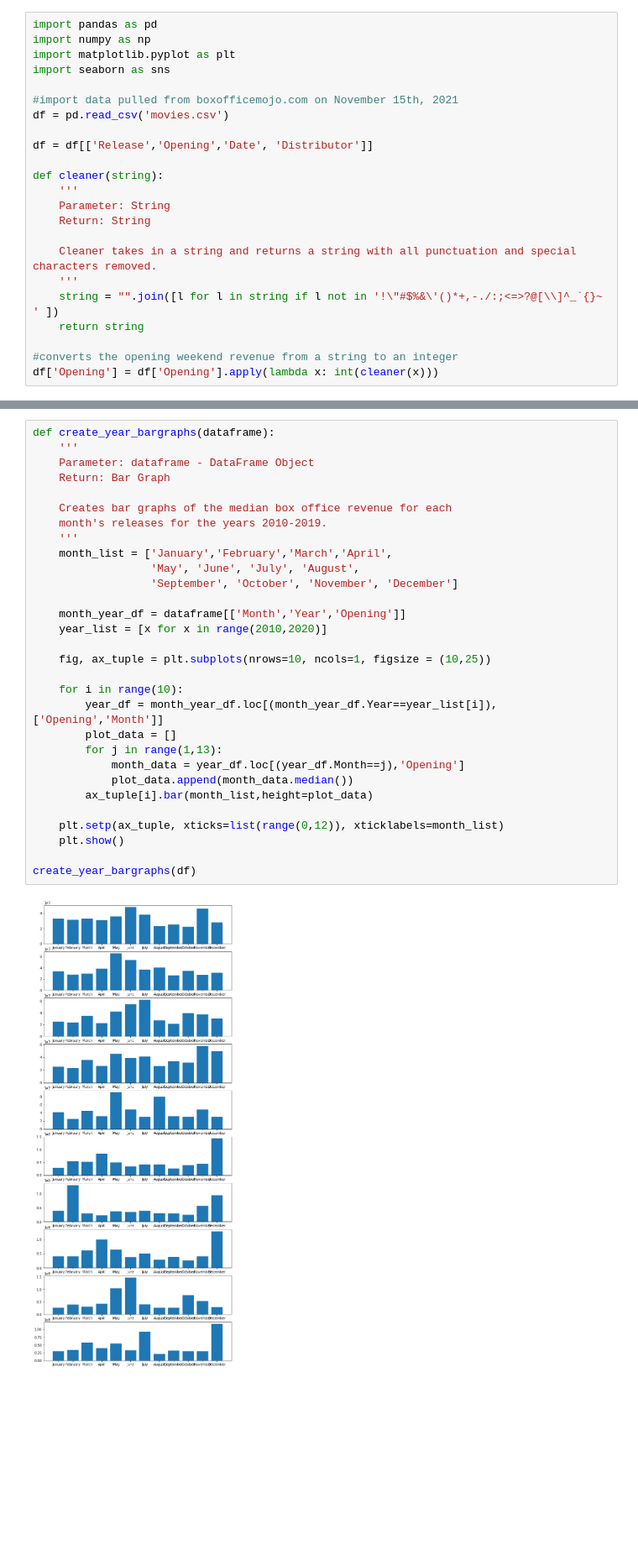
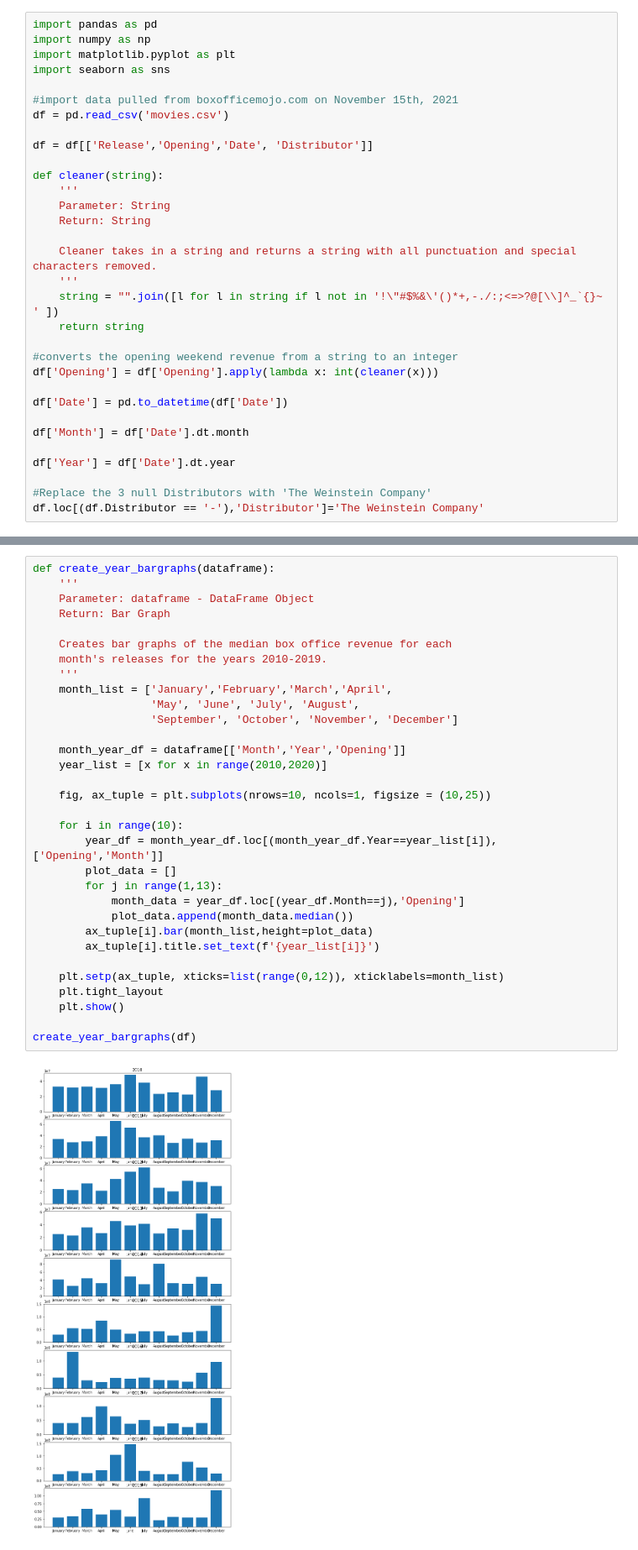
Before and after one commit to noodleybroodley/Opening-Weekend-Box-Office-Revenue, a Jupyter notebook: data/test.ipynb, the cells around one changed output, grey strips where cells are left out. Shown at 84% size. Drawn from its saved outputs; the diff is of its cells as text; blank space fills up the shorter version.

```diff
--- a/data/test.ipynb
+++ b/data/test.ipynb
@@ -21,6 +21,15 @@ def cleaner(string):
 
 #converts the opening weekend revenue from a string to an integer
 df['Opening'] = df['Opening'].apply(lambda x: int(cleaner(x)))
+
+df['Date'] = pd.to_datetime(df['Date'])
+
+df['Month'] = df['Date'].dt.month
+
+df['Year'] = df['Date'].dt.year
+
+#Replace the 3 null Distributors with 'The Weinstein Company'
+df.loc[(df.Distributor == '-'),'Distributor']='The Weinstein Company'
 # %%
 df.head(30)
 # %% [output]
@@ -232,31 +146,33 @@ monthly_median_df
 def create_year_bargraphs(dataframe):
 	'''
 	Parameter: dataframe - DataFrame Object
 	Return: Bar Graph
 
 	Creates bar graphs of the median box office revenue for each
 	month's releases for the years 2010-2019.
 	'''
 	month_list = ['January','February','March','April',
 	              'May', 'June', 'July', 'August',
 				  'September', 'October', 'November', 'December']
 
 	month_year_df = dataframe[['Month','Year','Opening']]
 	year_list = [x for x in range(2010,2020)]
 
 	fig, ax_tuple = plt.subplots(nrows=10, ncols=1, figsize = (10,25))
 
 	for i in range(10):
 		year_df = month_year_df.loc[(month_year_df.Year==year_list[i]),['Opening','Month']]
 		plot_data = []
 		for j in range(1,13):
 			month_data = year_df.loc[(year_df.Month==j),'Opening']
 			plot_data.append(month_data.median())
 		ax_tuple[i].bar(month_list,height=plot_data)
+		ax_tuple[i].title.set_text(f'{year_list[i]}')
 
 	plt.setp(ax_tuple, xticks=list(range(0,12)), xticklabels=month_list)
+	plt.tight_layout
 	plt.show()
 
 create_year_bargraphs(df)
 # %% [output]
-[figure, old version]
+[figure, new version]
```
Also changed, not shown: parts of 19 cells of this notebook, 4 other files.
